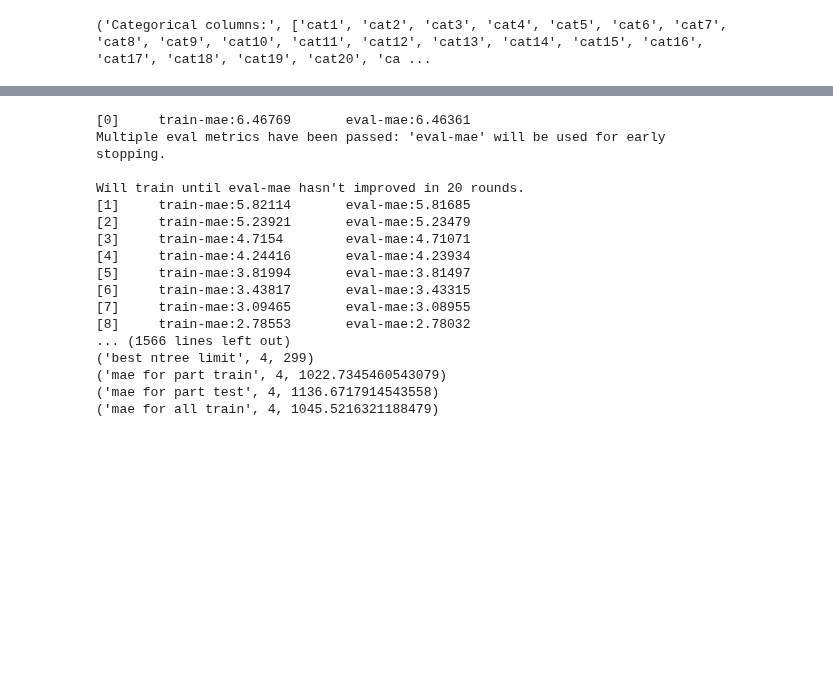
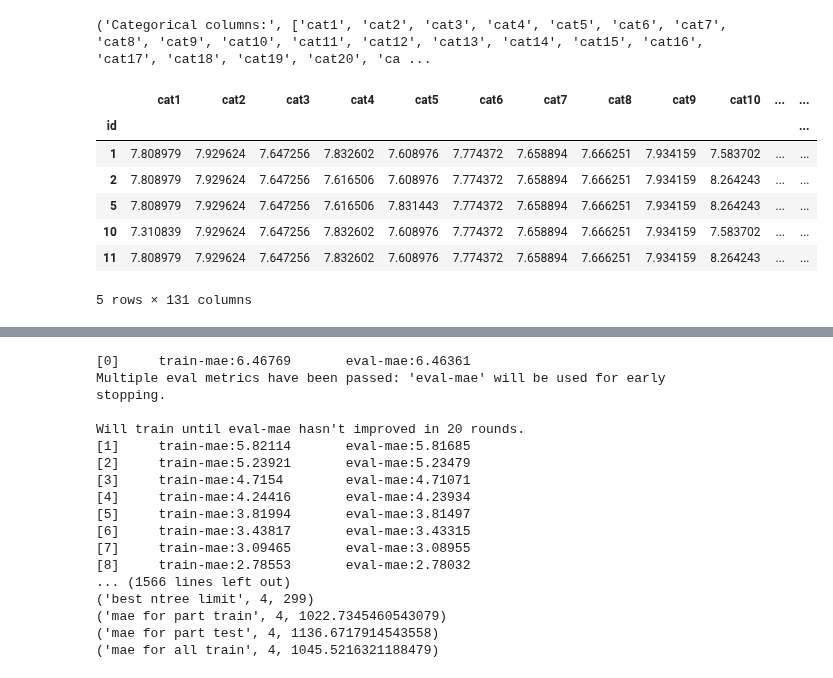
Before and after one commit to aliciawyy/data-science-notebooks, a Jupyter notebook: xgb_plain_template.ipynb, the cells around one changed output, grey strips where cells are left out. Cells and saved outputs as stored; diff of their text form; code cells hidden in the pictures; blank space fills up the shorter version.

```diff
--- a/xgb_plain_template.ipynb
+++ b/xgb_plain_template.ipynb
@@ -65,6 +65,17 @@ for col in cat_features:
     for k in set(test[col].value_counts().index).difference(key_map.keys()):
         key_map[k] = np.NAN
     test[col] = test[col].replace(key_map)
+# %%
+train.head()
+# %% [output]
+|  | cat1 | cat2 | cat3 | cat4 | cat5 | cat6 | cat7 | cat8 | cat9 | cat10 | ... | ... |
+| id |  |  |  |  |  |  |  |  |  |  |  | ... |
+| 1 | 7.808979 | 7.929624 | 7.647256 | 7.832602 | 7.608976 | 7.774372 | 7.658894 | 7.666251 | 7.934159 | 7.583702 | ... | ... |
+| 2 | 7.808979 | 7.929624 | 7.647256 | 7.616506 | 7.608976 | 7.774372 | 7.658894 | 7.666251 | 7.934159 | 8.264243 | ... | ... |
+| 5 | 7.808979 | 7.929624 | 7.647256 | 7.616506 | 7.831443 | 7.774372 | 7.658894 | 7.666251 | 7.934159 | 8.264243 | ... | ... |
+| 10 | 7.310839 | 7.929624 | 7.647256 | 7.832602 | 7.608976 | 7.774372 | 7.658894 | 7.666251 | 7.934159 | 7.583702 | ... | ... |
+| 11 | 7.808979 | 7.929624 | 7.647256 | 7.832602 | 7.608976 | 7.774372 | 7.658894 | 7.666251 | 7.934159 | 8.264243 | ... | ... |
+5 rows × 131 columns
 # %%
 # preprocess numerical features
 num_features = [col for col in train.columns if col.startswith("cont")]
```
Also changed, not shown: parts of 2 cells of this notebook, 2 other files.
